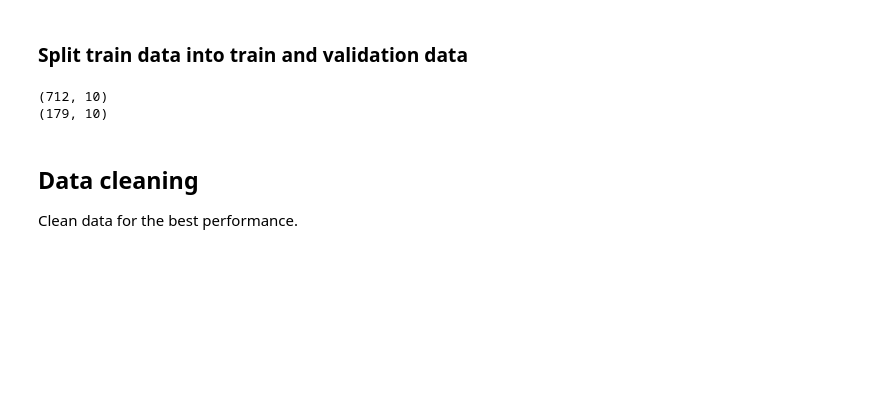
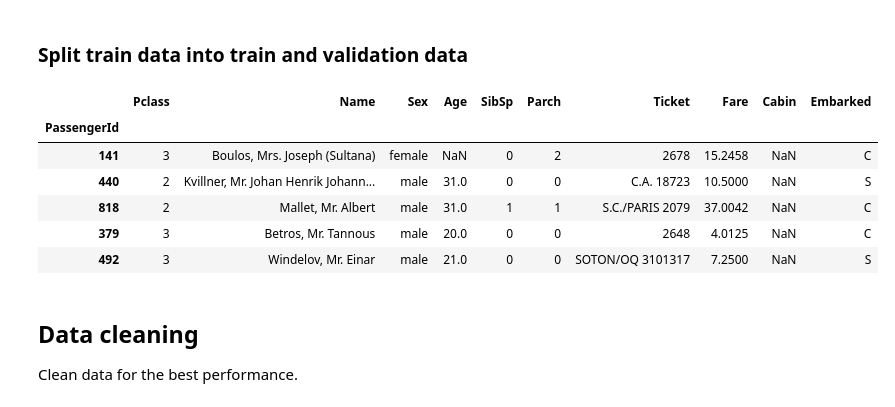
Before and after one commit to dev0410/Titanic-Machine_Learning_from_Disaster, a Jupyter notebook: code.ipynb, the cells around one changed output. Drawn from its saved outputs; the diff is of its cells as text; code cells hidden in the pictures; blank space fills up the shorter version.

```diff
--- a/code.ipynb
+++ b/code.ipynb
@@ -114,12 +114,16 @@ print(x_test.shape)
 # %% [markdown]
 ### Split train data into train and validation data
 # %%
-x_train, x_valid, y_train, y_valid = train_test_split(x_train, y_train, test_size=0.2, random_state=0)
-print(x_train.shape)
-print(x_valid.shape)
+x_train, x_valid, y_train, y_valid = train_test_split(input_data, label_data, test_size=0.2, random_state=0)
+x_train.head()
 # %% [output]
-(712, 10)
-(179, 10)
+|  | Pclass | Name | Sex | Age | SibSp | Parch | Ticket | Fare | Cabin | Embarked |
+| PassengerId |  |  |  |  |  |  |  |  |  |  |
+| 141 | 3 | Boulos, Mrs. Joseph (Sultana) | female | NaN | 0 | 2 | 2678 | 15.2458 | NaN | C |
+| 440 | 2 | Kvillner, Mr. Johan Henrik Johann... | male | 31.0 | 0 | 0 | C.A. 18723 | 10.5000 | NaN | S |
+| 818 | 2 | Mallet, Mr. Albert | male | 31.0 | 1 | 1 | S.C./PARIS 2079 | 37.0042 | NaN | C |
+| 379 | 3 | Betros, Mr. Tannous | male | 20.0 | 0 | 0 | 2648 | 4.0125 | NaN | C |
+| 492 | 3 | Windelov, Mr. Einar | male | 21.0 | 0 | 0 | SOTON/OQ 3101317 | 7.2500 | NaN | S |
 # %% [markdown]
 ## Data cleaning
 Clean data for the best performance.
```
Also changed, not shown: parts of 14 cells of this notebook.
